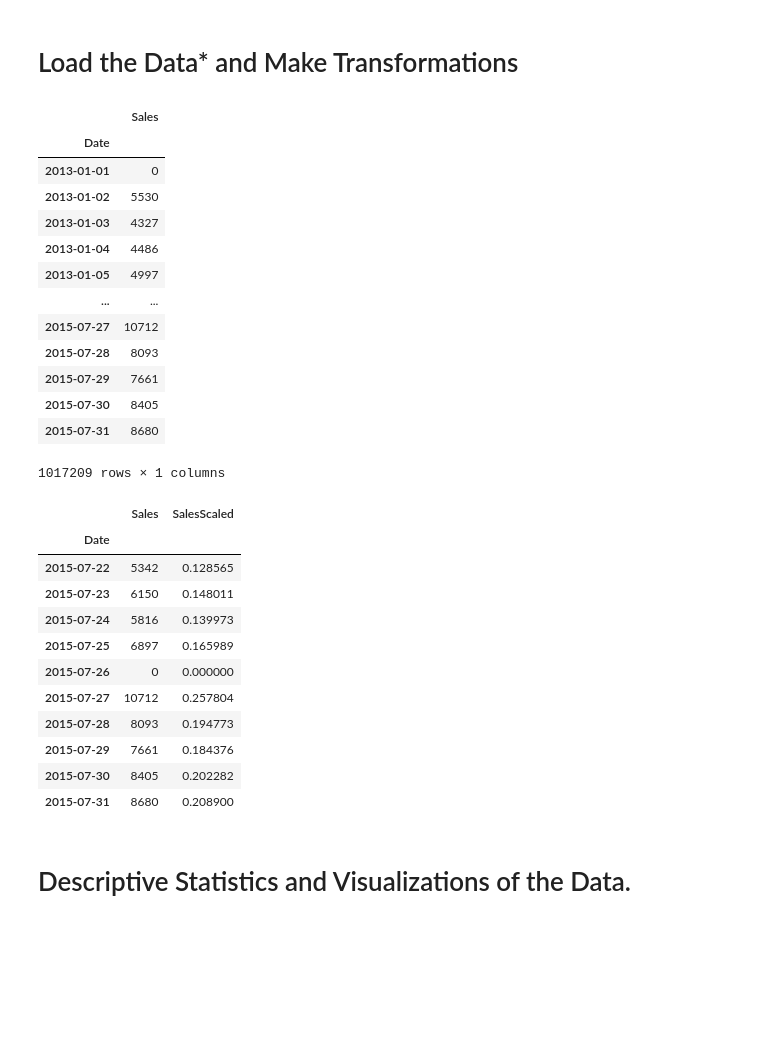
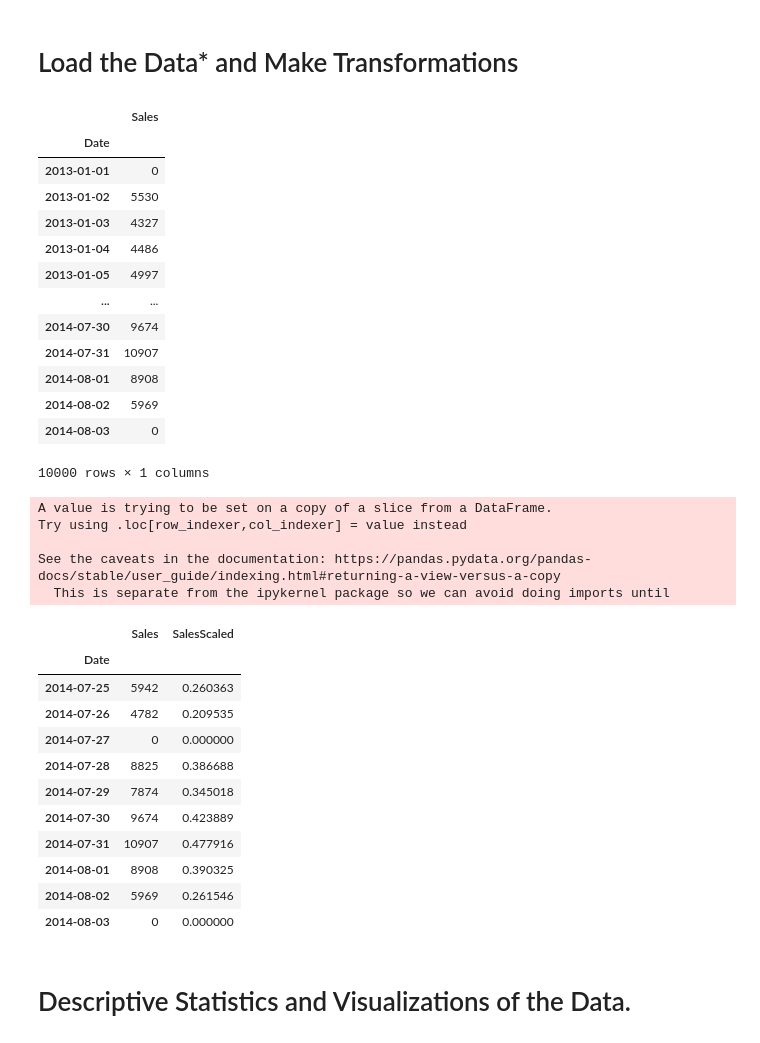
Before and after one commit to RYees/Pharmaceutical_Sales_prediction, a Jupyter notebook: notebooks/Istm_forecating.ipynb, the cells around one changed output. Drawn from its saved outputs; the diff is of its cells as text; code cells hidden in the pictures; blank space fills up the shorter version.

```diff
--- a/notebooks/Istm_forecating.ipynb
+++ b/notebooks/Istm_forecating.ipynb
@@ -61,7 +38,8 @@ from tensorflow.keras.layers import LSTM
 scaler = MinMaxScaler()
 # train = train[['date','Sales']]
 train = train.loc[:,['Sales']]
-train
+new_train = train.iloc[:10000, :]
+new_train
 # %% [output]
 |  | Sales |
 | Date |  |
@@ -71,30 +49,35 @@ train
 | 2013-01-04 | 4486 |
 | 2013-01-05 | 4997 |
 | ... | ... |
-| 2015-07-27 | 10712 |
-| 2015-07-28 | 8093 |
-| 2015-07-29 | 7661 |
-| 2015-07-30 | 8405 |
-| 2015-07-31 | 8680 |
+| 2014-07-30 | 9674 |
+| 2014-07-31 | 10907 |
+| 2014-08-01 | 8908 |
+| 2014-08-02 | 5969 |
+| 2014-08-03 | 0 |
-1017209 rows × 1 columns
+10000 rows × 1 columns
 # %%
-scaler.fit(train.Sales.values.reshape([-1, 1]))
-trainScaled = scaler.transform(train.Sales.values.reshape(-1, 1))
-train['SalesScaled'] = trainScaled
-train.tail(10)
+scaler.fit(new_train.Sales.values.reshape([-1, 1]))
+trainScaled = scaler.transform(new_train.Sales.values.reshape(-1, 1))
+new_train['SalesScaled'] = trainScaled
+new_train.tail(10)
 # %% [output]
+A value is trying to be set on a copy of a slice from a DataFrame.
+Try using .loc[row_indexer,col_indexer] = value instead
+
+See the caveats in the documentation: https://pandas.pydata.org/pandas-docs/stable/user_guide/indexing.html#returning-a-view-versus-a-copy
+  This is separate from the ipykernel package so we can avoid doing imports until
 |  | Sales | SalesScaled |
 | Date |  |  |
-| 2015-07-22 | 5342 | 0.128565 |
-| 2015-07-23 | 6150 | 0.148011 |
-| 2015-07-24 | 5816 | 0.139973 |
-| 2015-07-25 | 6897 | 0.165989 |
-| 2015-07-26 | 0 | 0.000000 |
-| 2015-07-27 | 10712 | 0.257804 |
-| 2015-07-28 | 8093 | 0.194773 |
-| 2015-07-29 | 7661 | 0.184376 |
-| 2015-07-30 | 8405 | 0.202282 |
-| 2015-07-31 | 8680 | 0.208900 |
+| 2014-07-25 | 5942 | 0.260363 |
+| 2014-07-26 | 4782 | 0.209535 |
+| 2014-07-27 | 0 | 0.000000 |
+| 2014-07-28 | 8825 | 0.386688 |
+| 2014-07-29 | 7874 | 0.345018 |
+| 2014-07-30 | 9674 | 0.423889 |
+| 2014-07-31 | 10907 | 0.477916 |
+| 2014-08-01 | 8908 | 0.390325 |
+| 2014-08-02 | 5969 | 0.261546 |
+| 2014-08-03 | 0 | 0.000000 |
 # %% [markdown]
 # Descriptive Statistics and Visualizations of the Data.
 # %%
```
Also changed, not shown: parts of 44 cells of this notebook, 1 other file.
